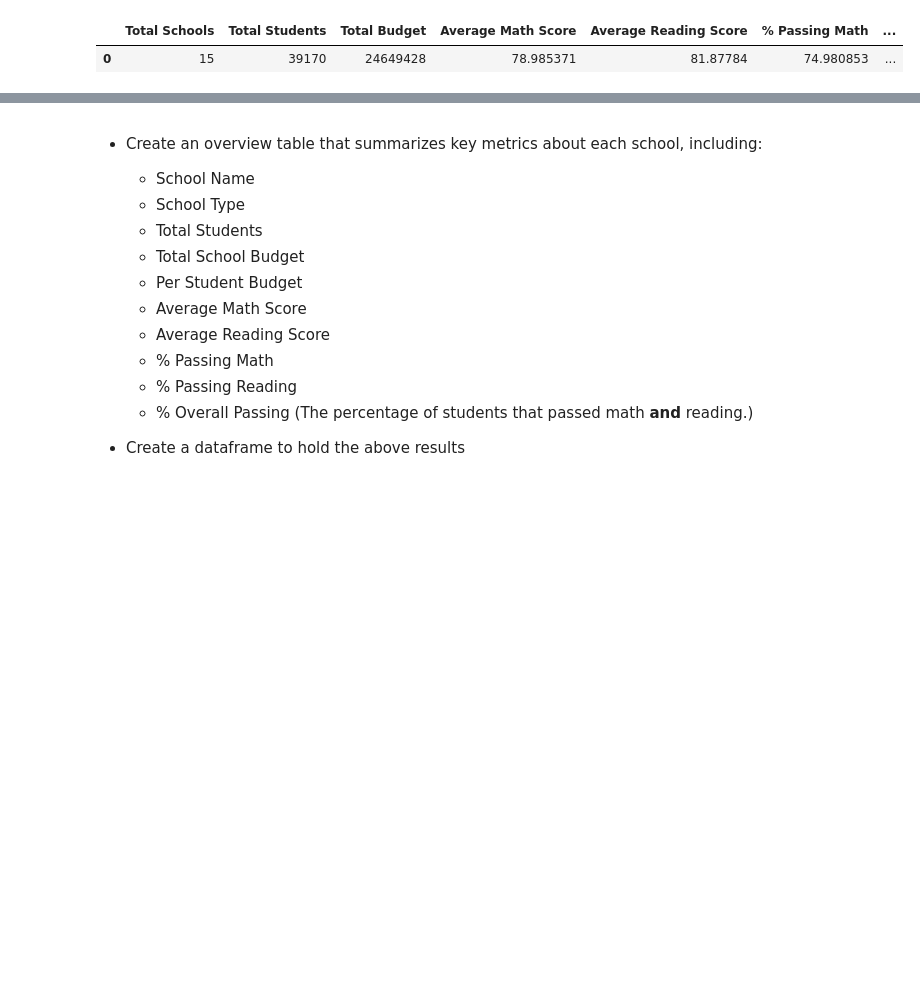
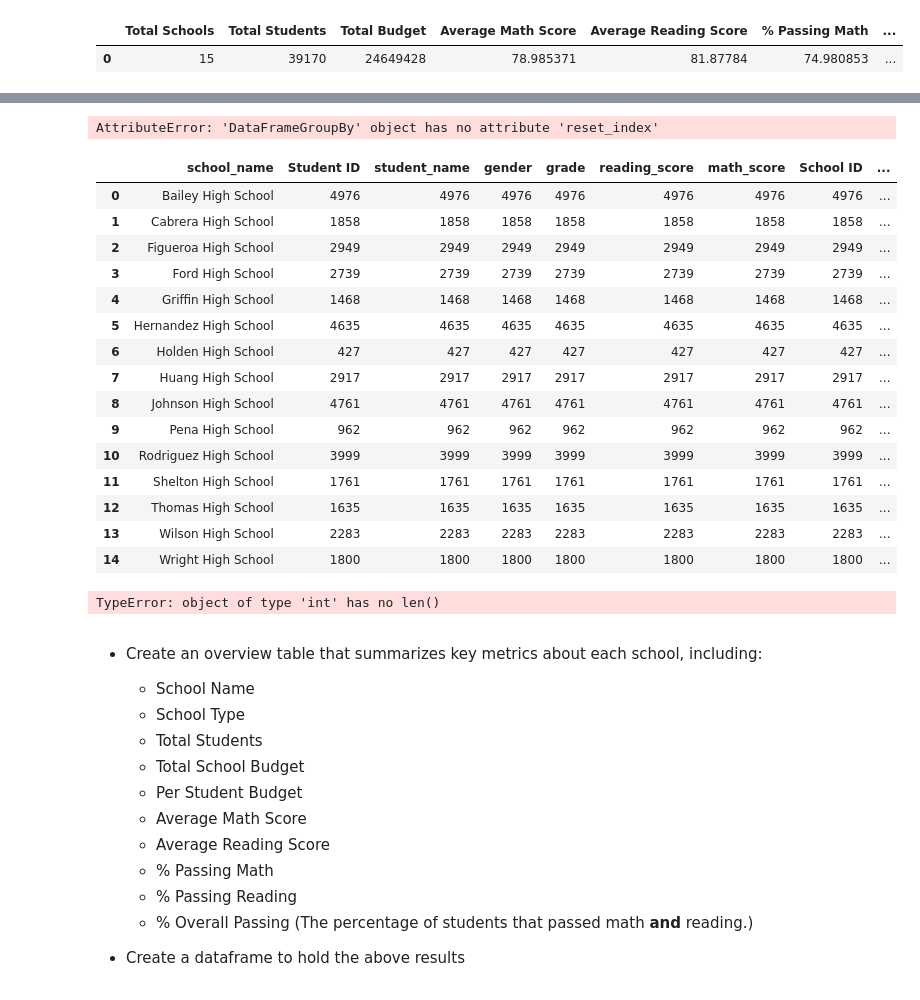
Before and after one commit to PeterGeorgeVlahos/pandas-challenge, a Jupyter notebook: PyCitySchools_starter.ipynb, the cells around one changed output, grey strips where cells are left out. Drawn from its saved outputs; the diff is of its cells as text; code cells hidden in the pictures; blank space fills up the shorter version.

```diff
--- a/PyCitySchools_starter.ipynb
+++ b/PyCitySchools_starter.ipynb
@@ -170,3 +278,33 @@ ValueError: cannot reindex from a duplicate axis
+# %%
+schools_type_grouped = school_data_complete.groupby(['school_name','type'])
+schools_type_grouped.reset_index()
+# %% [output]
+AttributeError: 'DataFrameGroupBy' object has no attribute 'reset_index'
+# %%
+reindex_school = schools_grouped.count().reset_index()
+reindex_school
+# %% [output]
+|  | school_name | Student ID | student_name | gender | grade | reading_score | math_score | School ID | ... |
+| 0 | Bailey High School | 4976 | 4976 | 4976 | 4976 | 4976 | 4976 | 4976 | ... |
+| 1 | Cabrera High School | 1858 | 1858 | 1858 | 1858 | 1858 | 1858 | 1858 | ... |
+| 2 | Figueroa High School | 2949 | 2949 | 2949 | 2949 | 2949 | 2949 | 2949 | ... |
+| 3 | Ford High School | 2739 | 2739 | 2739 | 2739 | 2739 | 2739 | 2739 | ... |
+| 4 | Griffin High School | 1468 | 1468 | 1468 | 1468 | 1468 | 1468 | 1468 | ... |
+| 5 | Hernandez High School | 4635 | 4635 | 4635 | 4635 | 4635 | 4635 | 4635 | ... |
+| 6 | Holden High School | 427 | 427 | 427 | 427 | 427 | 427 | 427 | ... |
+| 7 | Huang High School | 2917 | 2917 | 2917 | 2917 | 2917 | 2917 | 2917 | ... |
+| 8 | Johnson High School | 4761 | 4761 | 4761 | 4761 | 4761 | 4761 | 4761 | ... |
+| 9 | Pena High School | 962 | 962 | 962 | 962 | 962 | 962 | 962 | ... |
+| 10 | Rodriguez High School | 3999 | 3999 | 3999 | 3999 | 3999 | 3999 | 3999 | ... |
+| 11 | Shelton High School | 1761 | 1761 | 1761 | 1761 | 1761 | 1761 | 1761 | ... |
+| 12 | Thomas High School | 1635 | 1635 | 1635 | 1635 | 1635 | 1635 | 1635 | ... |
+| 13 | Wilson High School | 2283 | 2283 | 2283 | 2283 | 2283 | 2283 | 2283 | ... |
+| 14 | Wright High School | 1800 | 1800 | 1800 | 1800 | 1800 | 1800 | 1800 | ... |
+# %%
+school_summary_df = pd.DataFrame({'School Name': reindex_school['school_name'], "Type": types_schools })
+school_summary_df
+# %% [output]
+TypeError: object of type 'int' has no len()
 # %% [markdown]
 * Create an overview table that summarizes key metrics about each school, including:
   * School Name
```
Also changed, not shown: parts of 24 cells of this notebook.
